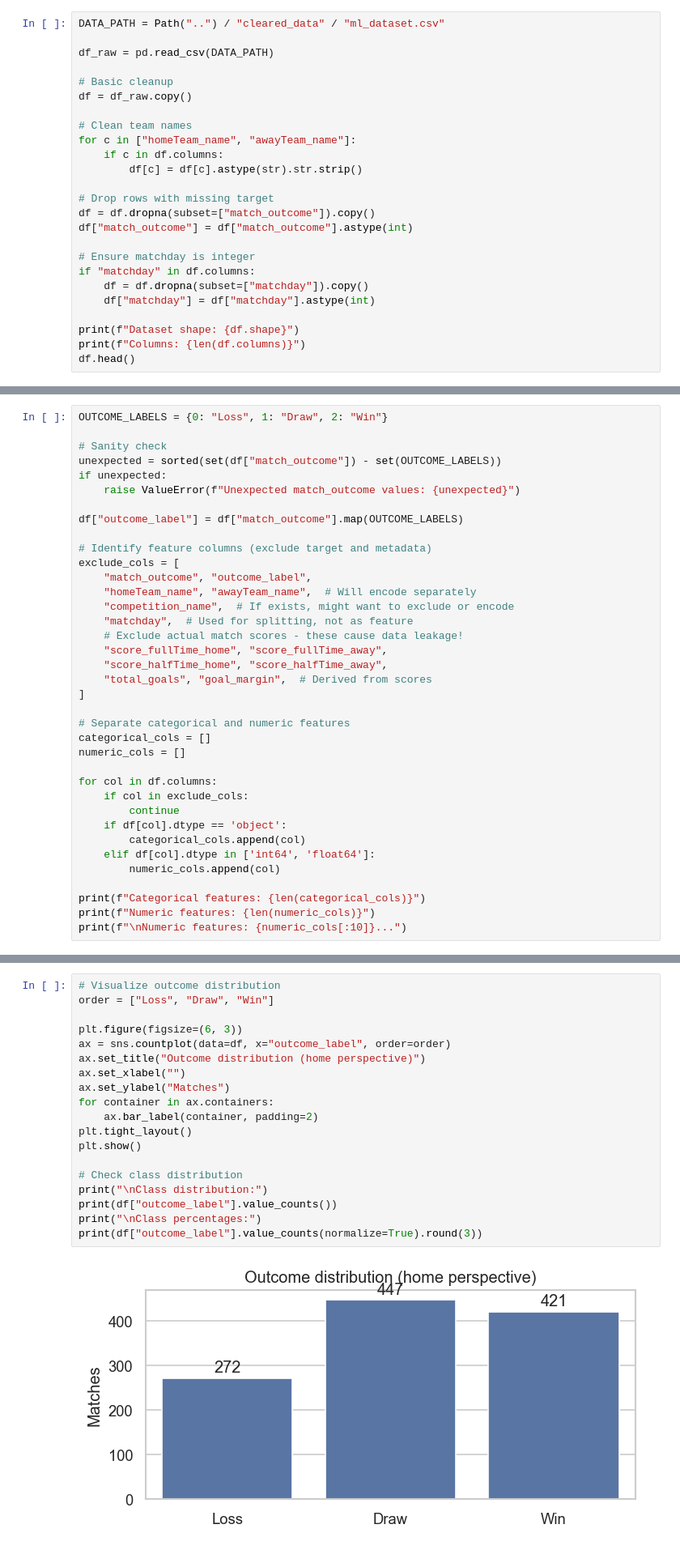
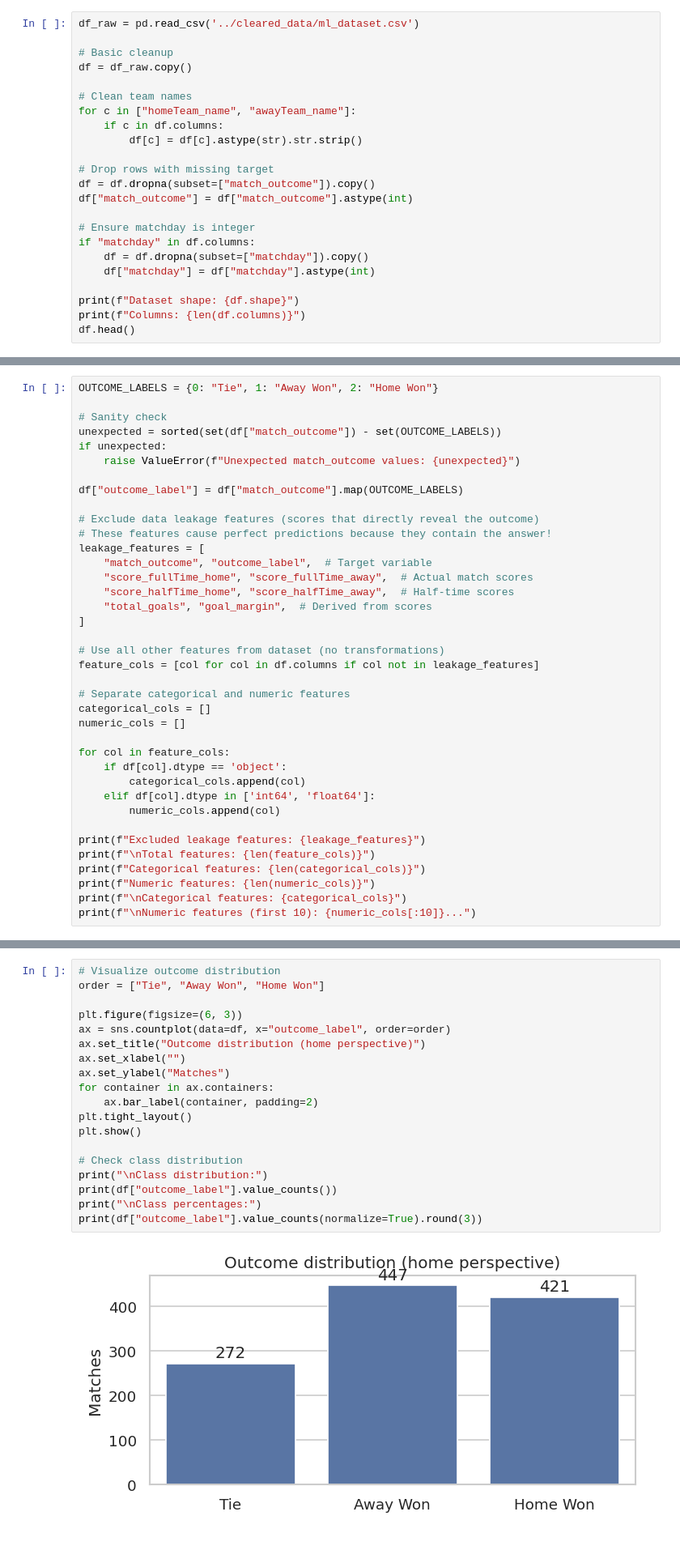
Before and after one commit to eamtcPROG/AIA, a Jupyter notebook: models/xgboost_match_outcome.ipynb, the cells around one changed output, grey strips where cells are left out. Shown at 81% size. Saved outputs shown, nothing was run; the diff lists cells and outputs as text.

```diff
--- a/models/xgboost_match_outcome.ipynb
+++ b/models/xgboost_match_outcome.ipynb
@@ -78,9 +73,7 @@ plt.rcParams["figure.dpi"] = 120
 - Clean team names and matchday
 - Prepare for feature engineering
 # %%
-DATA_PATH = Path("..") / "cleared_data" / "ml_dataset.csv"
-
-df_raw = pd.read_csv(DATA_PATH)
+df_raw = pd.read_csv('../cleared_data/ml_dataset.csv')
 
 # Basic cleanup
 df = df_raw.copy()
@@ -119,7 +112,7 @@ Columns: 86
 - Identify all available features from the dataset
 - Map outcome labels
 # %%
-OUTCOME_LABELS = {0: "Loss", 1: "Draw", 2: "Win"}
+OUTCOME_LABELS = {0: "Tie", 1: "Away Won", 2: "Home Won"}
 
 # Sanity check
 unexpected = sorted(set(df["match_outcome"]) - set(OUTCOME_LABELS))
@@ -128,31 +121,32 @@ if unexpected:
 
 df["outcome_label"] = df["match_outcome"].map(OUTCOME_LABELS)
 
-# Identify feature columns (exclude target and metadata)
-exclude_cols = [
-    "match_outcome", "outcome_label",
-    "homeTeam_name", "awayTeam_name",  # Will encode separately
-    "competition_name",  # If exists, might want to exclude or encode
-    "matchday",  # Used for splitting, not as feature
-    # Exclude actual match scores - these cause data leakage!
-    "score_fullTime_home", "score_fullTime_away",
-    "score_halfTime_home", "score_halfTime_away",
+# Exclude data leakage features (scores that directly reveal the outcome)
+# These features cause perfect predictions because they contain the answer!
+leakage_features = [
+    "match_outcome", "outcome_label",  # Target variable
+    "score_fullTime_home", "score_fullTime_away",  # Actual match scores
+    "score_halfTime_home", "score_halfTime_away",  # Half-time scores
     "total_goals", "goal_margin",  # Derived from scores
 ]
+
+# Use all other features from dataset (no transformations)
+feature_cols = [col for col in df.columns if col not in leakage_features]
 
 # Separate categorical and numeric features
 categorical_cols = []
 numeric_cols = []
 
-for col in df.columns:
-    if col in exclude_cols:
-        continue
+for col in feature_cols:
     if df[col].dtype == 'object':
         categorical_cols.append(col)
     elif df[col].dtype in ['int64', 'float64']:
         numeric_cols.append(col)
 
+print(f"Excluded leakage features: {leakage_features}")
+print(f"\nTotal features: {len(feature_cols)}")
 print(f"Categorical features: {len(categorical_cols)}")
 print(f"Numeric features: {len(numeric_cols)}")
-print(f"\nNumeric features: {numeric_cols[:10]}...")
+print(f"\nCategorical features: {categorical_cols}")
+print(f"\nNumeric features (first 10): {numeric_cols[:10]}...")
 # %% [output]
@@ -163,23 +162,23 @@ Numeric features: ['home_points', 'home_won', 'home_draw', 'home_lost', 'home_go
 # %%
 # Visualize outcome distribution
-order = ["Loss", "Draw", "Win"]
+order = ["Tie", "Away Won", "Home Won"]
 
 plt.figure(figsize=(6, 3))
 ax = sns.countplot(data=df, x="outcome_label", order=order)
 ax.set_title("Outcome distribution (home perspective)")
 ax.set_xlabel("")
 ax.set_ylabel("Matches")
 for container in ax.containers:
     ax.bar_label(container, padding=2)
 plt.tight_layout()
 plt.show()
 
 # Check class distribution
 print("\nClass distribution:")
 print(df["outcome_label"].value_counts())
 print("\nClass percentages:")
 print(df["outcome_label"].value_counts(normalize=True).round(3))
 # %% [output]
-[figure, old version]
+[figure, new version]
 Class distribution:
 outcome_label
```
Also changed, not shown: parts of 29 cells of this notebook.
